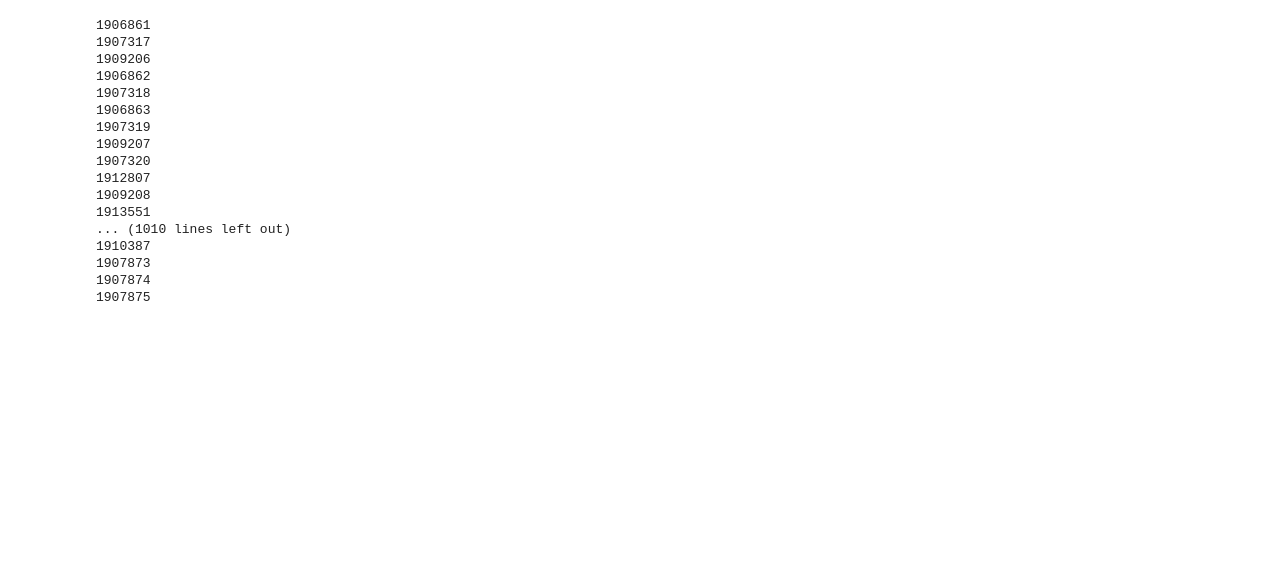
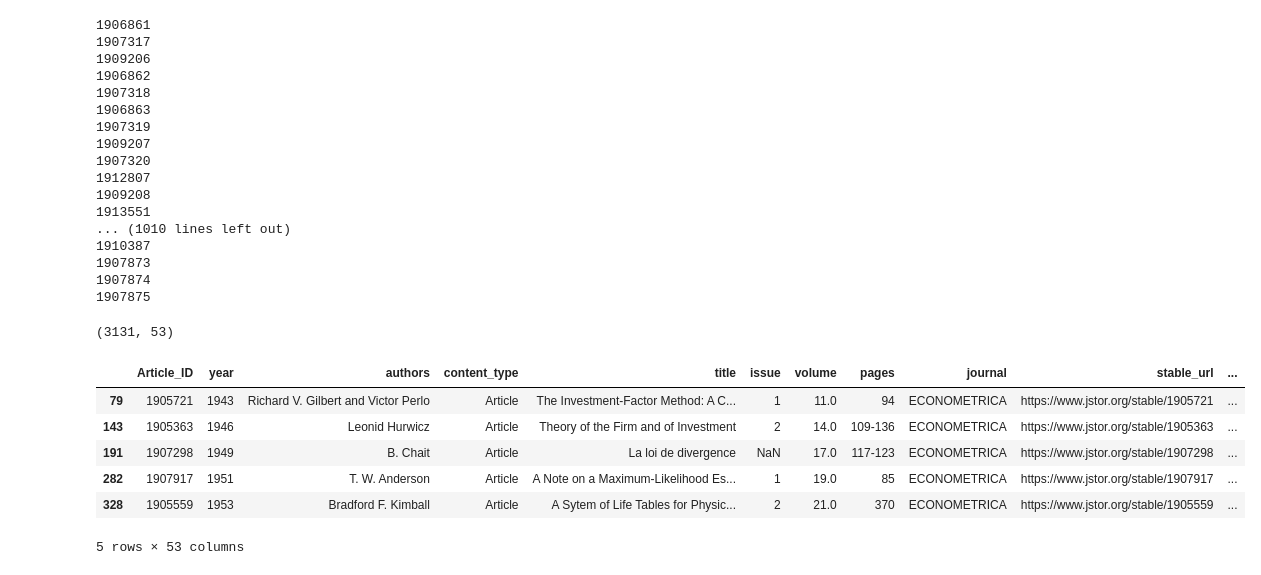
Before and after one commit to Matt970204/Affiliations_V2, a Jupyter notebook: 2_Extracting affilitations/3_consolidation/ECTA/ECTA for Mturk.ipynb, the cells around one changed output. Cells and saved outputs as stored; diff of their text form; code cells hidden in the pictures; blank space fills up the shorter version.

```diff
--- a/2_Extracting affilitations/3_consolidation/ECTA/ECTA for Mturk.ipynb
+++ b/2_Extracting affilitations/3_consolidation/ECTA/ECTA for Mturk.ipynb
@@ -98,3 +117,18 @@ consolidated_master_mturk_merged = consolidated_master_mturk_merged.reset_index(
 # Excel output to get an overview of the data
 consolidated_master_mturk_merged.head
 consolidated_master_mturk_merged.to_excel('/Users/MattJohnson/Desktop/Affiliations/2_Extracting affilitations/3_consolidation/ECTA/Scopus/ECTA_master Mturk.xlsx')
+# %%
+mask_done = consolidated_master_mturk_merged['HITId'].isna()
+consolidated_master_mturk_merged = consolidated_master_mturk_merged[mask_done]
+
+print(consolidated_master_mturk_merged.shape)
+consolidated_master_mturk_merged.head()
+# %% [output]
+(3131, 53)
+|  | Article_ID | year | authors | content_type | title | issue | volume | pages | journal | stable_url | ... |
+| 79 | 1905721 | 1943 | Richard V. Gilbert and Victor Perlo | Article | The Investment-Factor Method: A C... | 1 | 11.0 | 94 | ECONOMETRICA | https://www.jstor.org/stable/1905721 | ... |
+| 143 | 1905363 | 1946 | Leonid Hurwicz | Article | Theory of the Firm and of Investment | 2 | 14.0 | 109-136 | ECONOMETRICA | https://www.jstor.org/stable/1905363 | ... |
+| 191 | 1907298 | 1949 | B. Chait | Article | La loi de divergence | NaN | 17.0 | 117-123 | ECONOMETRICA | https://www.jstor.org/stable/1907298 | ... |
+| 282 | 1907917 | 1951 | T. W. Anderson | Article | A Note on a Maximum-Likelihood Es... | 1 | 19.0 | 85 | ECONOMETRICA | https://www.jstor.org/stable/1907917 | ... |
+| 328 | 1905559 | 1953 | Bradford F. Kimball | Article | A Sytem of Life Tables for Physic... | 2 | 21.0 | 370 | ECONOMETRICA | https://www.jstor.org/stable/1905559 | ... |
+5 rows × 53 columns
```
Also changed, not shown: parts of 4 cells of this notebook.
